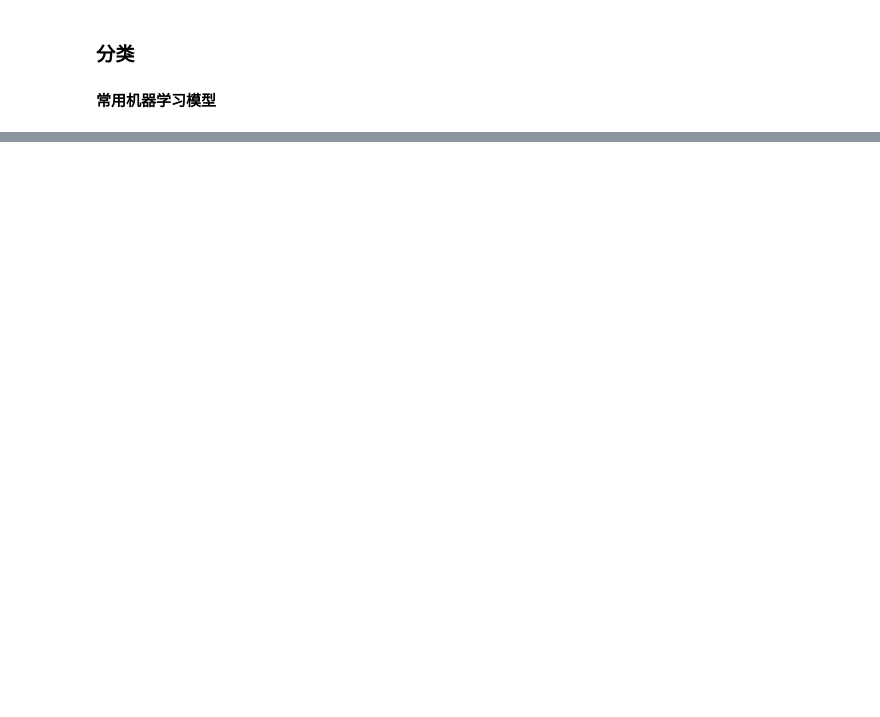
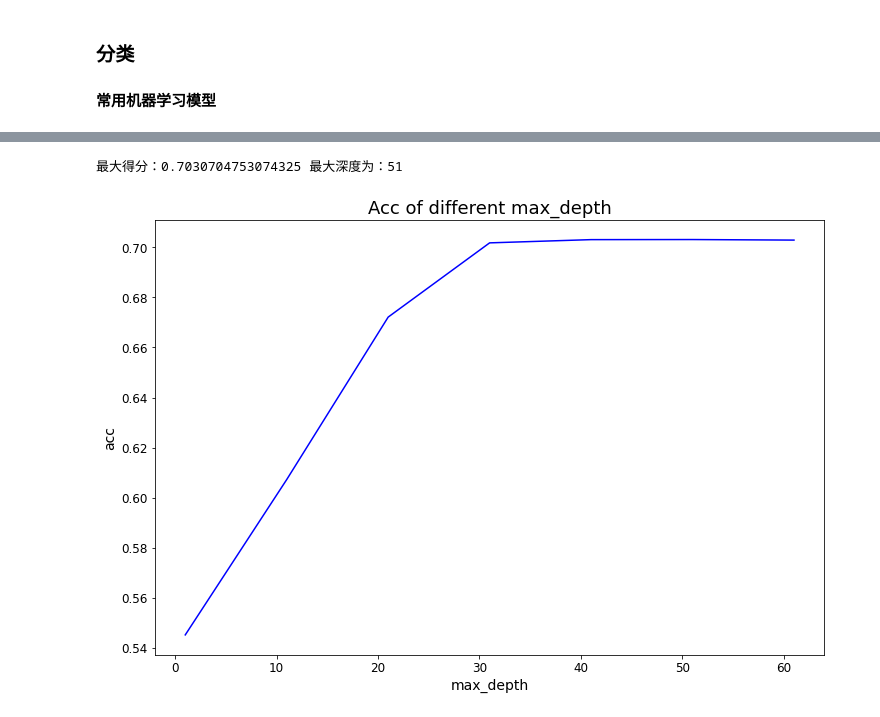
Before and after one commit to 1751118/myMusicReSystem, a Jupyter notebook: classify_analyse.ipynb, the cells around one changed output, grey strips where cells are left out. Cells and saved outputs as stored; diff of their text form; code cells hidden in the pictures; blank space fills up the shorter version.

```diff
--- a/classify_analyse.ipynb
+++ b/classify_analyse.ipynb
@@ -679,0 +465,25 @@ plt.show()
+# %%
+# 搜索max_depth
+# 调参，绘制学习曲线来调参n_estimators（对随机森林影响最大）
+score_lt = []
+
+# 每隔10步建立一个随机森林，获得不同n_estimators的得分
+for i in range(1,71, 10):
+    rfc = RandomForestClassifier(n_estimators=196
+                               ,random_state=42, max_depth=i ,n_jobs = -1)
+    score = cross_val_score(rfc, X_norm, y, cv=kf).mean()
+    score_lt.append(score)
+score_max = max(score_lt)
+print('最大得分：{}'.format(score_max),
+      '最大深度为：{}'.format(score_lt.index(score_max) * 10 + 1))
+
+# 绘制学习曲线
+x = np.arange(1, 71, 10)
+plt.title('Acc of different max_depth')
+plt.xlabel('max_depth')
+plt.ylabel('acc')
+plt.plot(x, score_lt, 'b-')
+plt.show()
+# %% [output]
+最大得分：0.7030704753074325 最大深度为：51
+[figure, added]
```
Also changed, not shown: parts of 59 cells of this notebook, 10 other files.
